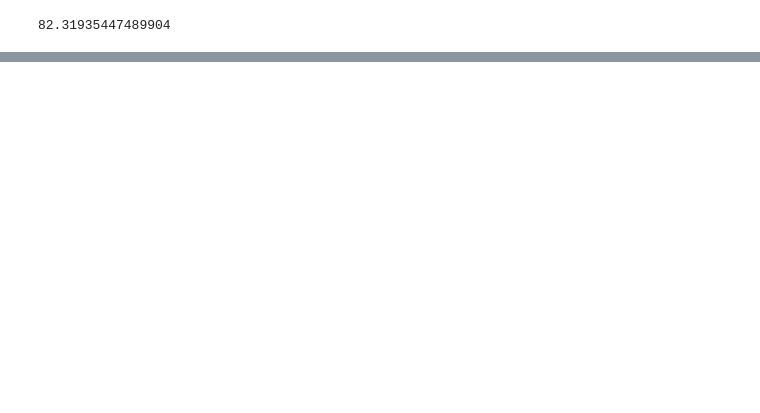
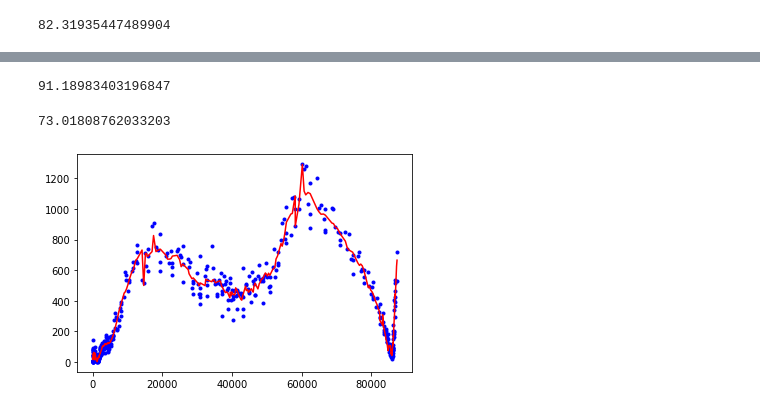
Before and after one commit to MikeZ77/STAT-440, a Jupyter notebook: wastewater/michael/regression_workbook.ipynb, the cells around one changed output, grey strips where cells are left out. Cells and saved outputs as stored; diff of their text form; code cells hidden in the pictures; blank space fills up the shorter version.

```diff
--- a/wastewater/michael/regression_workbook.ipynb
+++ b/wastewater/michael/regression_workbook.ipynb
@@ -145,0 +170,46 @@ print(RMSE)
+# %%
+"""
+Lasso Regression
+- Take abs of slope instead of squaring
+- Still less sensitive to small training set
+- Works well when you have a lot of useless variables (creates a simpler model)
+"""
+_X = X.copy()
+cv = KFold(n_splits=10, random_state=1, shuffle=True)
+model = Lasso(alpha=0.8)
+scores = cross_val_score(model, _X, _Y, scoring='neg_mean_squared_error',
+                         cv=cv, n_jobs=-1)
+
+RMSE = np.sqrt(np.mean(np.absolute(scores)))
+print(RMSE)
+# %% [output]
+91.18983403196847
+# %%
+_X = X.copy()
+_X = _X[['Cumulative cases',
+         'Cumulative Vancouver Coastal',
+         'Cumulative Fraser Health',
+         'Cumulative Island Health ',
+         'Cumulative Interior Health',
+         'Cumulative Northern Health',
+         'Cumulative deaths']]
+poly_reg = PolynomialFeatures(degree=2)
+X_poly = poly_reg.fit_transform(_X)
+cv = KFold(n_splits=10, random_state=1, shuffle=True)
+model = LinearRegression()
+
+scores = cross_val_score(model, X_poly, _Y, scoring='neg_mean_squared_error',
+                         cv=cv, n_jobs=-1)
+
+RMSE = np.sqrt(np.mean(np.absolute(scores)))
+print(RMSE)
+
+model.fit(X_poly,_Y)
+
+# Plot
+plt.plot(X['Cumulative Fraser Health'],_Y,"b.")
+plt.plot(X_poly[:,3], model.predict(X_poly),'-r')
+plt.show()
+# %% [output]
+73.01808762033203
+[figure, added]
```
Also changed, not shown: parts of 6 cells of this notebook, 6 other files.
